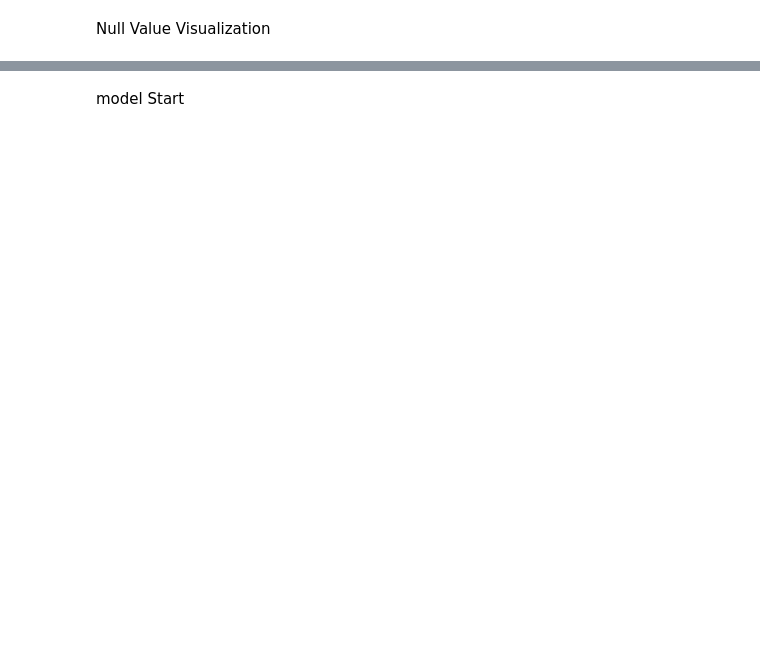
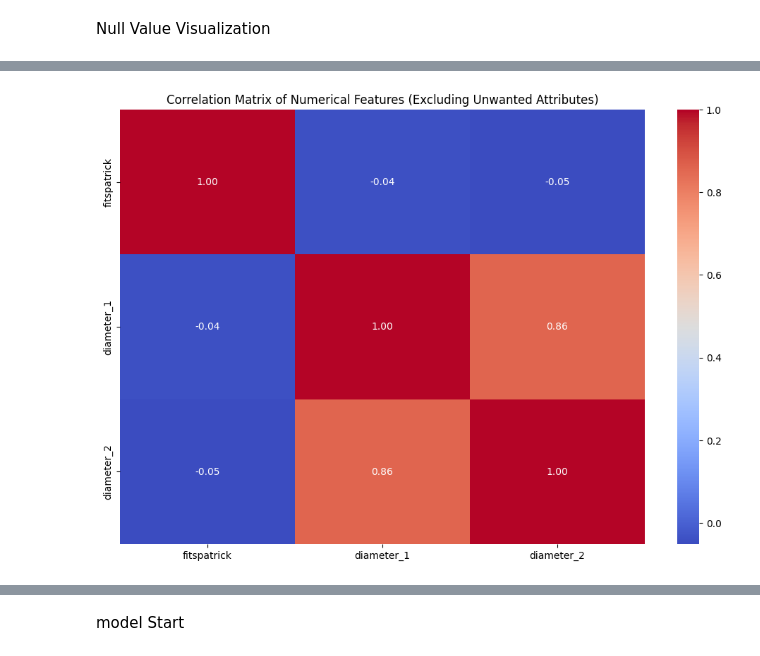
Before and after one commit to AlRafiAhmed/Early-stage-skin-cancer-detection, a Jupyter notebook: Early stage skin cancer detection.ipynb, the cells around one changed output, grey strips where cells are left out. Drawn from its saved outputs; the diff is of its cells as text; code cells hidden in the pictures; blank space fills up the shorter version.

```diff
--- a/Early stage skin cancer detection.ipynb
+++ b/Early stage skin cancer detection.ipynb
@@ -56,10 +116,24 @@ for col in num_cols:
 # %%
+# Create correlation matrix excluding unwanted attributes
+# First, create a subset of data excluding unwanted attributes but keeping the target variable
+unwanted_attrs = ['Patient id', 'Lesion id', 'age', 'Background mother', 'Background Father',
+                  'Gender', 'Img id', 'region', 'biposed']
+
+# Get all columns except unwanted attributes, but keep diagnostic
+cols_for_corr = [col for col in df.columns if col not in unwanted_attrs]
+df_filtered = df[cols_for_corr]
+
+# Select only numerical columns from the filtered dataset
+num_cols_filtered = df_filtered.select_dtypes(include=["int64","float64"]).columns
+
 plt.figure(figsize=(12,8))
-corr = df[num_cols].corr()
+corr = df_filtered[num_cols_filtered].corr()
 sns.heatmap(corr, annot=True, cmap="coolwarm", fmt=".2f")
-plt.title("Correlation Matrix of Numerical Features")
+plt.title("Correlation Matrix of Numerical Features (Excluding Unwanted Attributes)")
 plt.savefig("plots/correlation_matrix.png")
 plt.show()
+# %% [output]
+[figure, added]
 # %%
 from sklearn.model_selection import train_test_split
 from sklearn.preprocessing import StandardScaler, LabelEncoder
```
Also changed, not shown: parts of 18 cells of this notebook, 7 other files.
